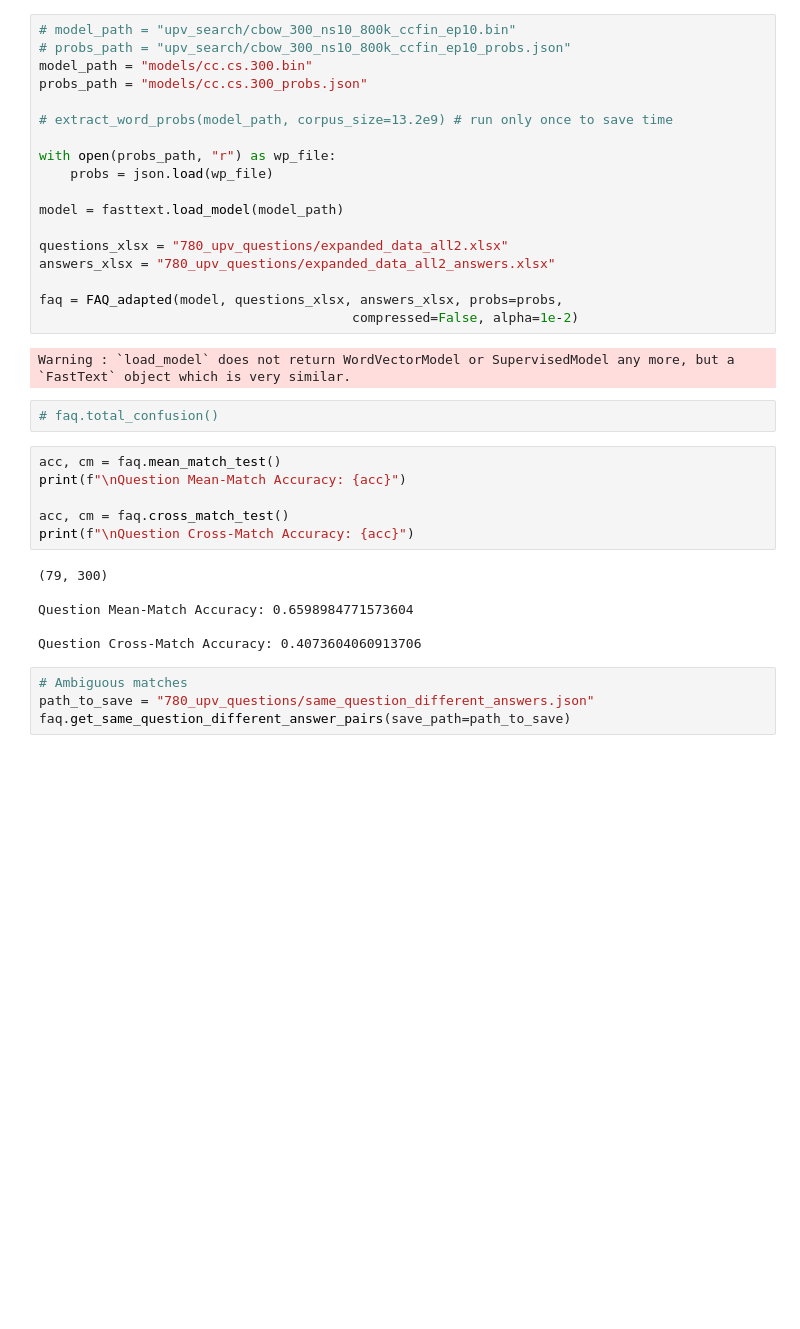
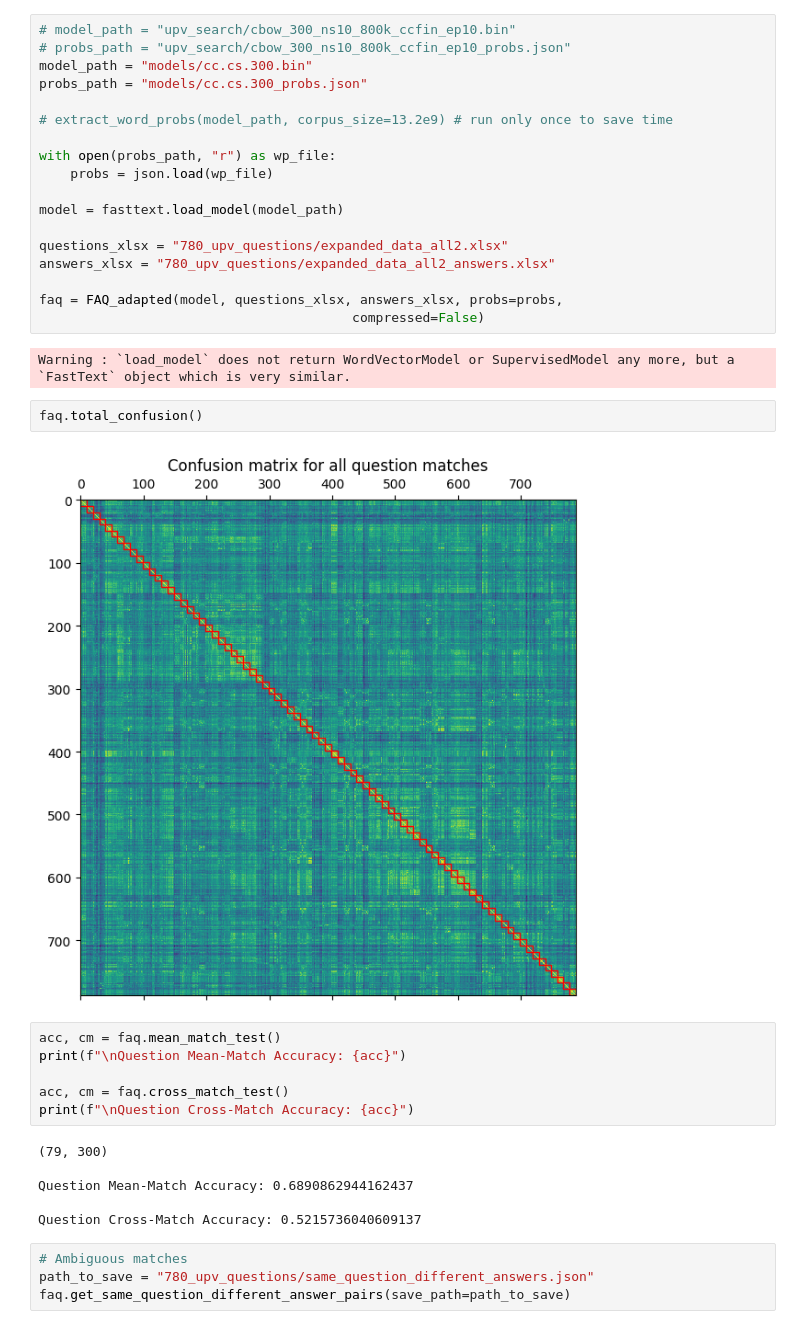
Before and after one commit to poludmik/fastText_project, a Jupyter notebook: similar_sent_tests.ipynb, the cells around one changed output. Drawn from its saved outputs; the diff is of its cells as text; blank space fills up the shorter version.

Commit message:
Confusion drawn.

```diff
--- a/similar_sent_tests.ipynb
+++ b/similar_sent_tests.ipynb
@@ -26,11 +26,13 @@ questions_xlsx = "780_upv_questions/expanded_data_all2.xlsx"
 answers_xlsx = "780_upv_questions/expanded_data_all2_answers.xlsx"
 
 faq = FAQ_adapted(model, questions_xlsx, answers_xlsx, probs=probs,
-                                        compressed=False, alpha=1e-2)
+                                        compressed=False)
 # %% [output]
 Warning : `load_model` does not return WordVectorModel or SupervisedModel any more, but a `FastText` object which is very similar.
-# %%
-# faq.total_confusion()
+# %%
+faq.total_confusion()
+# %% [output]
+[figure, added]
 # %%
 acc, cm = faq.mean_match_test()
 print(f"\nQuestion Mean-Match Accuracy: {acc}")
@@ -40,9 +42,9 @@ print(f"\nQuestion Cross-Match Accuracy: {acc}")
 # %% [output]
 (79, 300)
 
-Question Mean-Match Accuracy: 0.6598984771573604
+Question Mean-Match Accuracy: 0.6890862944162437
 
-Question Cross-Match Accuracy: 0.4073604060913706
+Question Cross-Match Accuracy: 0.5215736040609137
 # %%
 # Ambiguous matches
 path_to_save = "780_upv_questions/same_question_different_answers.json"
```
Also changed, not shown: parts of 5 cells of this notebook.
